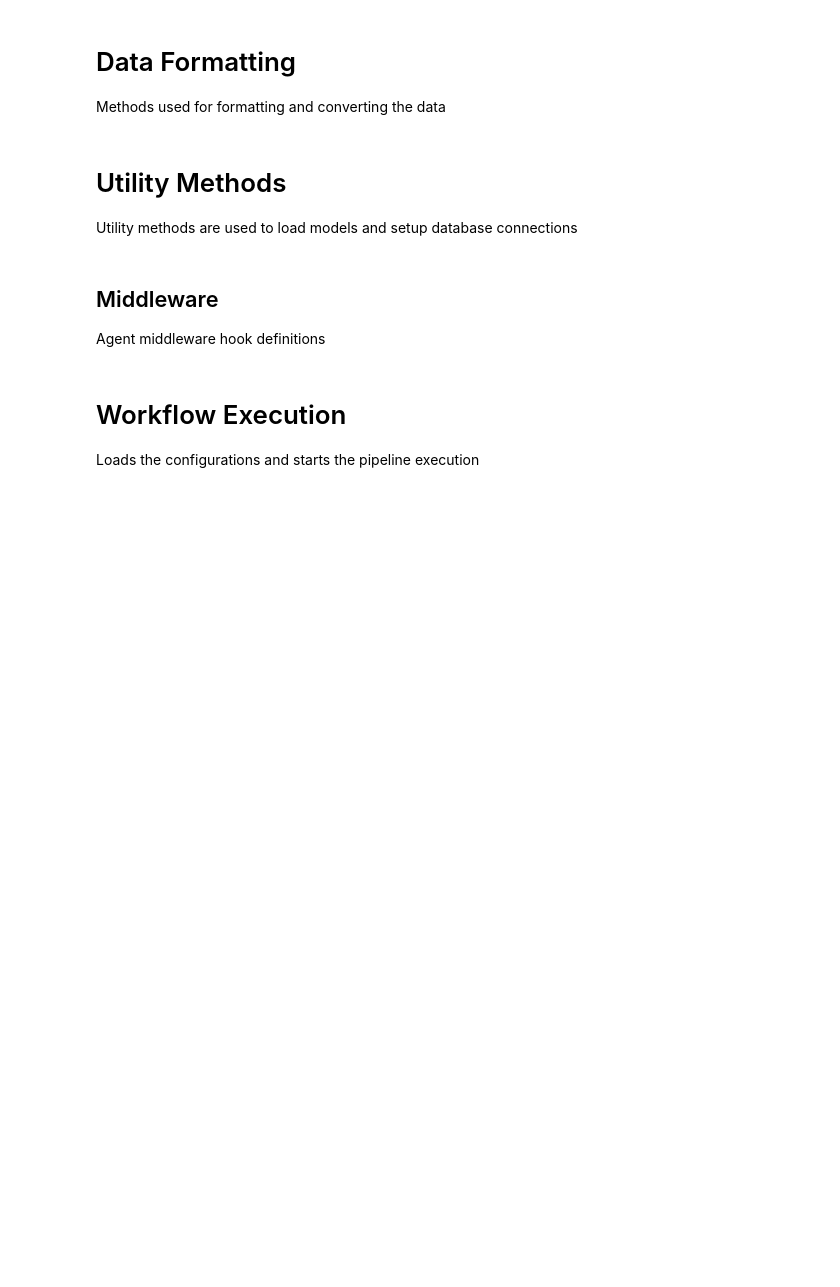
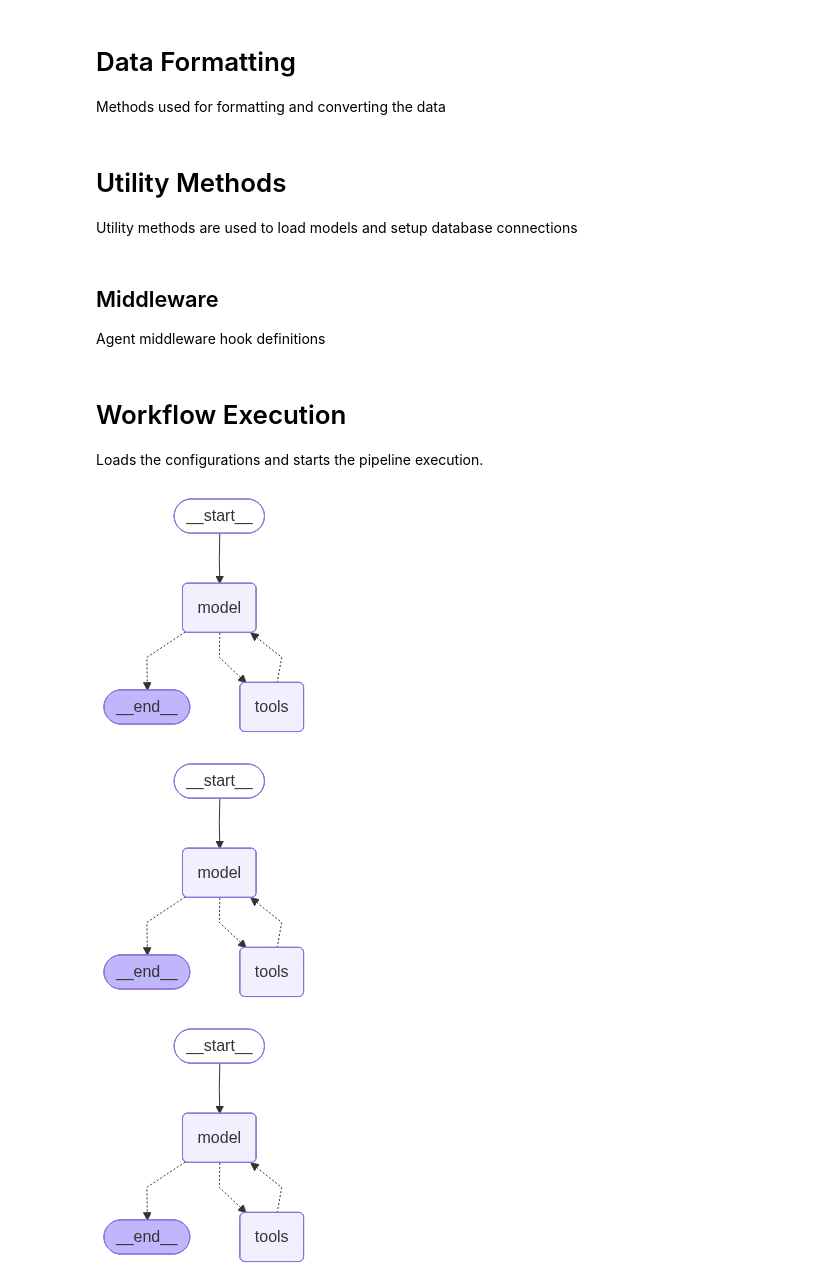
Before and after one commit to uahmad417/llm-evaluation-vp, a Jupyter notebook: pipeline.ipynb, the cells around one changed output. Saved outputs shown, nothing was run; the diff lists cells and outputs as text; code cells hidden in the pictures; blank space fills up the shorter version.

```diff
--- a/pipeline.ipynb
+++ b/pipeline.ipynb
@@ -444,14 +472,14 @@ def retry_cypher(request: ModelRequest, handler: Callable[[ModelRequest], ModelR
 # %% [markdown]
 # Workflow Execution
 
-Loads the configurations and starts the pipeline execution
+Loads the configurations and starts the pipeline execution.
 # %%
 from IPython.display import Image, display
 from langchain.agents import create_agent
 from langchain.agents.structured_output import ProviderStrategy
 
 # load the models
-hf_model = load_model_from_hf("deepseek-ai/DeepSeek-V3.2")
+# hf_model = load_model_from_hf("deepseek-ai/DeepSeek-V3.2")
 novita_model = load_novita_model("deepseek/deepseek-v3.2")
 anthropic_model = load_anthropic_model("claude-opus-4-6")
 openai_model = load_openai_model("gpt-5.1")
@@ -460,38 +488,43 @@ openai_model = load_openai_model("gpt-5.1")
 db = connect_to_memgraph()
 
 # instantiate hugging face agent
-hf_agent = create_agent(
-    hf_model,
-    get_memgraph_tools(db, hf_model),
-    system_prompt=SYSTEM_MSG,
-    middleware=[check_truncated_output, retry_cypher]
-).with_config({"run_name": "HuggingFaceAgent"})
+# hf_agent = create_agent(
+#     hf_model,
+#     get_memgraph_tools(db, hf_model),
+#     system_prompt=SYSTEM_MSG,
+#     middleware=[check_truncated_output, retry_cypher]
+# ).with_config({"run_name": "HuggingFaceAgent"})
 
 # instantiate novita agent
 novita_agent = create_agent(
     novita_model,
     get_memgraph_tools(db, novita_model),
     system_prompt=SYSTEM_MSG,
-    middleware=[retry_cypher]
+    # response_format=RiskAssessment,
+    middleware=[RetryCypherMiddleware()]
 ).with_config({"run_name": "NovitaAgent"})
 
 # instantiate anthropic agent
 anthropic_agent = create_agent(
     anthropic_model,
     get_memgraph_tools(db, anthropic_model),
     system_prompt=SYSTEM_MSG,
     # response_format=ProviderStrategy(RiskAssessment)
 ).with_config({"run_name": "AnthropicAgent"})
 
 # instantiate openai agent
 openai_agent = create_agent(
     openai_model,
     get_memgraph_tools(db, openai_model),
     system_prompt=SYSTEM_MSG
     # response_format=ProviderStrategy(RiskAssessment)
 ).with_config({"run_name": "OpenAIAgent"})
 
 # display the stategraphs
 display(Image(novita_agent.get_graph().draw_mermaid_png()))
 display(Image(anthropic_agent.get_graph().draw_mermaid_png()))
 display(Image(openai_agent.get_graph().draw_mermaid_png()))
+# %% [output]
+[figure, added]
+[figure, added]
+[figure, added]
```
Also changed, not shown: parts of 4 cells of this notebook.
